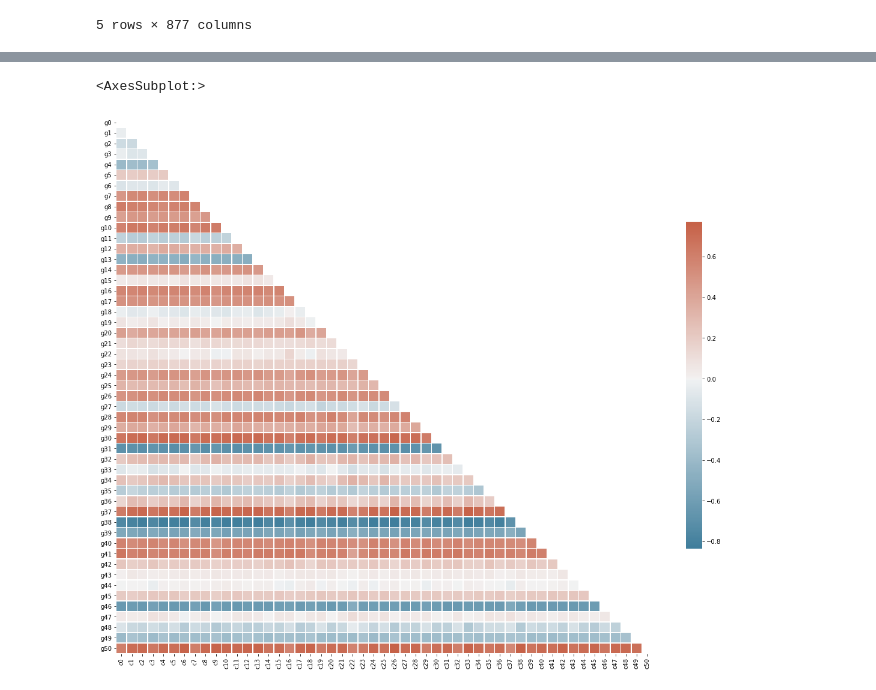
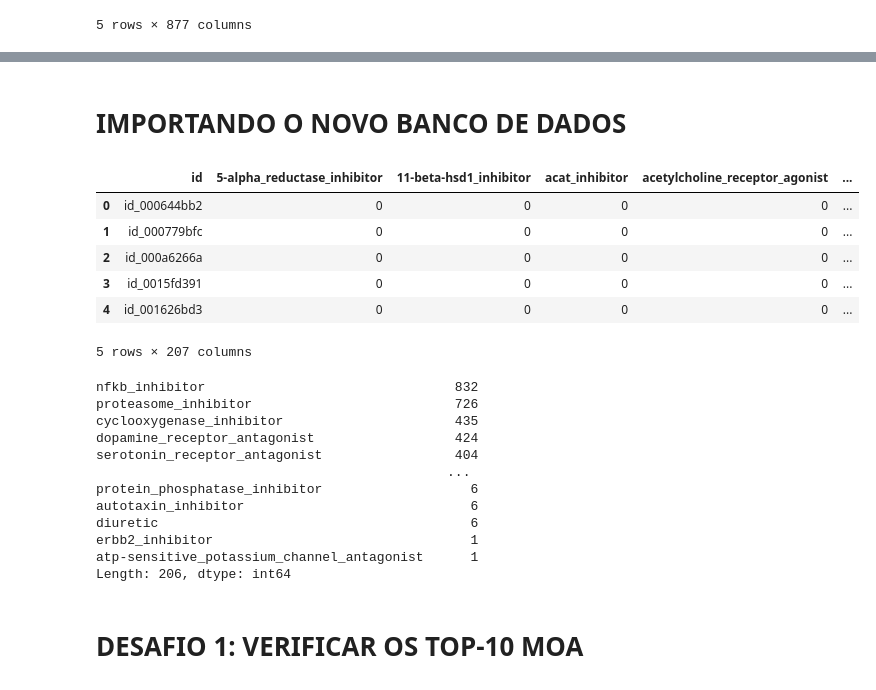
Before and after one commit to bernardocecchetto/Imersao_dados-Alura, a Jupyter notebook: Correlações, causalidade e relações entre genes.ipynb, the cells around one changed output, grey strips where cells are left out. Cells and saved outputs as stored; diff of their text form; code cells hidden in the pictures.

```diff
--- a/Correlações, causalidade e relações entre genes.ipynb
+++ b/Correlações, causalidade e relações entre genes.ipynb
@@ -299,19 +42,33 @@ corr_inicial = result.corr()
-# %%
-# Compute the correlation matrix
-corr2 = corr_inicial.loc[gene1:ult_gene, cel1:ult_cel]
-
-# Generate a mask for the upper triangle
-mask = np.triu(np.ones_like(corr2, dtype=bool))
-
-# Set up the matplotlib figure
-f, ax = plt.subplots(figsize=(20, 20))
-
-# Generate a custom diverging colormap
-cmap = sms.diverging_palette(230, 20, as_cmap=True)
-
-# Draw the heatmap with the mask and correct aspect ratio
-sms.heatmap(corr2, mask=mask, cmap=cmap, center=0,
-            square=True, linewidths=.5, cbar_kws={"shrink": .5})
-# %% [output]
-<AxesSubplot:>
-[figure, removed]
+# %% [markdown]
+# IMPORTANDO O NOVO BANCO DE DADOS
+# %%
+dados_resultados = pd.read_csv('https://github.com/alura-cursos/imersao-dados-desafio-final/blob/main/Dados/dados_resultados.csv?raw=true')
+dados_resultados.head()
+# %% [output]
+|  | id | 5-alpha_reductase_inhibitor | 11-beta-hsd1_inhibitor | acat_inhibitor | acetylcholine_receptor_agonist | ... |
+| 0 | id_000644bb2 | 0 | 0 | 0 | 0 | ... |
+| 1 | id_000779bfc | 0 | 0 | 0 | 0 | ... |
+| 2 | id_000a6266a | 0 | 0 | 0 | 0 | ... |
+| 3 | id_0015fd391 | 0 | 0 | 0 | 0 | ... |
+| 4 | id_001626bd3 | 0 | 0 | 0 | 0 | ... |
+5 rows × 207 columns
+# %%
+dados_resultados['acat_inhibitor'].unique()
+
+contagem_moa = dados_resultados.drop('id', axis=1).sum().sort_values(ascending = False)
+contagem_moa
+# %% [output]
+nfkb_inhibitor                                832
+proteasome_inhibitor                          726
+cyclooxygenase_inhibitor                      435
+dopamine_receptor_antagonist                  424
+serotonin_receptor_antagonist                 404
+                                             ...
+protein_phosphatase_inhibitor                   6
+autotaxin_inhibitor                             6
+diuretic                                        6
+erbb2_inhibitor                                 1
+atp-sensitive_potassium_channel_antagonist      1
+Length: 206, dtype: int64
+# %% [markdown]
+# DESAFIO 1: VERIFICAR OS TOP-10 MOA
```
Also changed, not shown: parts of 69 cells of this notebook.
